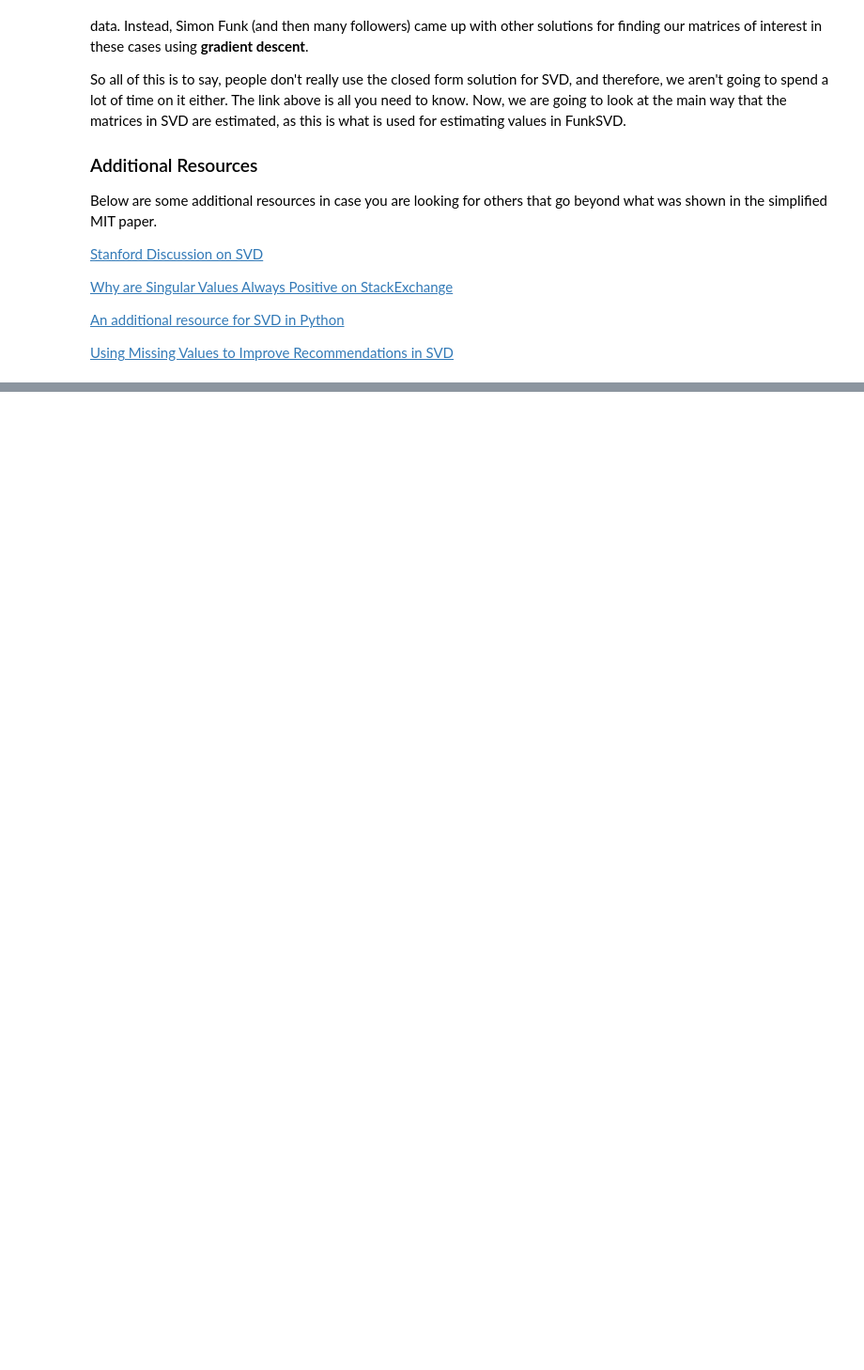
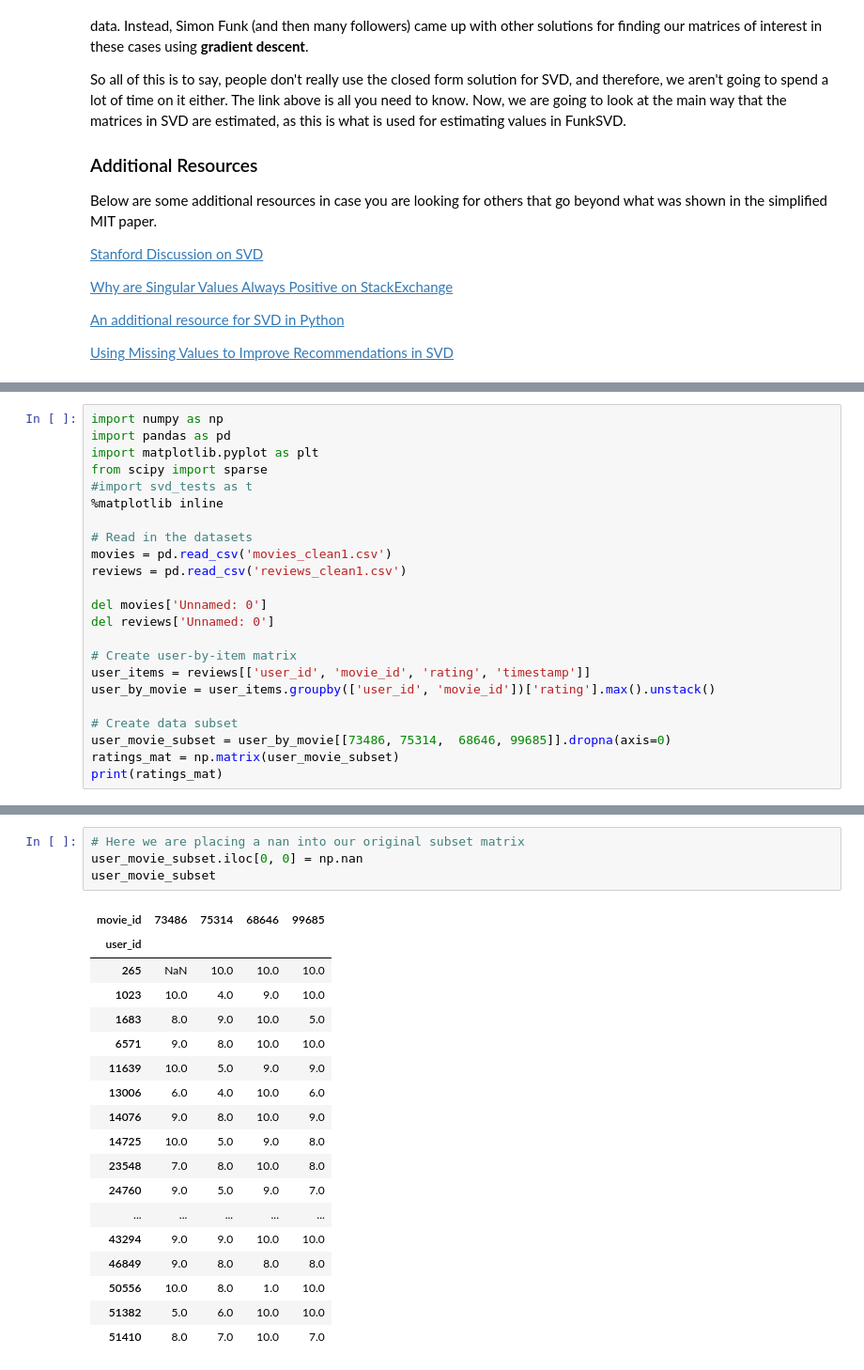
Before and after one commit to edifierxuhao/Experimental-Design-Recommendations, a Jupyter notebook: Matrix factorization for recommendations.ipynb, the cells around one changed output, grey strips where cells are left out. Shown: that part at 94% size. Saved outputs shown, nothing was run; the diff lists cells and outputs as text; blank space fills up the shorter version.

```diff
--- a/Matrix factorization for recommendations.ipynb
+++ b/Matrix factorization for recommendations.ipynb
@@ -419,0 +426,23 @@ Below are some additional resources in case you are looking for others that go b
+# %%
+import numpy as np
+import pandas as pd
+import matplotlib.pyplot as plt
+from scipy import sparse
+#import svd_tests as t
+%matplotlib inline
+
+# Read in the datasets
+movies = pd.read_csv('movies_clean1.csv')
+reviews = pd.read_csv('reviews_clean1.csv')
+
+del movies['Unnamed: 0']
+del reviews['Unnamed: 0']
+
+# Create user-by-item matrix
+user_items = reviews[['user_id', 'movie_id', 'rating', 'timestamp']]
+user_by_movie = user_items.groupby(['user_id', 'movie_id'])['rating'].max().unstack()
+
+# Create data subset
+user_movie_subset = user_by_movie[[73486, 75314,  68646, 99685]].dropna(axis=0)
+ratings_mat = np.matrix(user_movie_subset)
+print(ratings_mat)
@@ -419,0 +621,23 @@ Below are some additional resources in case you are looking for others that go b
+# %%
+# Here we are placing a nan into our original subset matrix
+user_movie_subset.iloc[0, 0] = np.nan
+user_movie_subset
+# %% [output]
+| movie_id | 73486 | 75314 | 68646 | 99685 |
+| user_id |  |  |  |  |
+| 265 | NaN | 10.0 | 10.0 | 10.0 |
+| 1023 | 10.0 | 4.0 | 9.0 | 10.0 |
+| 1683 | 8.0 | 9.0 | 10.0 | 5.0 |
+| 6571 | 9.0 | 8.0 | 10.0 | 10.0 |
+| 11639 | 10.0 | 5.0 | 9.0 | 9.0 |
+| 13006 | 6.0 | 4.0 | 10.0 | 6.0 |
+| 14076 | 9.0 | 8.0 | 10.0 | 9.0 |
+| 14725 | 10.0 | 5.0 | 9.0 | 8.0 |
+| 23548 | 7.0 | 8.0 | 10.0 | 8.0 |
+| 24760 | 9.0 | 5.0 | 9.0 | 7.0 |
+| ... | ... | ... | ... | ... |
+| 43294 | 9.0 | 9.0 | 10.0 | 10.0 |
+| 46849 | 9.0 | 8.0 | 8.0 | 8.0 |
+| 50556 | 10.0 | 8.0 | 1.0 | 10.0 |
+| 51382 | 5.0 | 6.0 | 10.0 | 10.0 |
+| 51410 | 8.0 | 7.0 | 10.0 | 7.0 |
```
Also changed, not shown: parts of 17 cells of this notebook.
